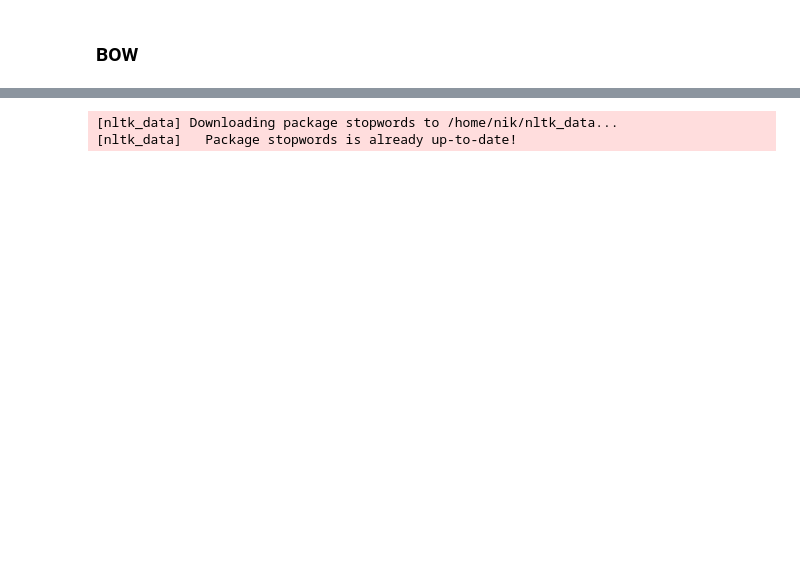
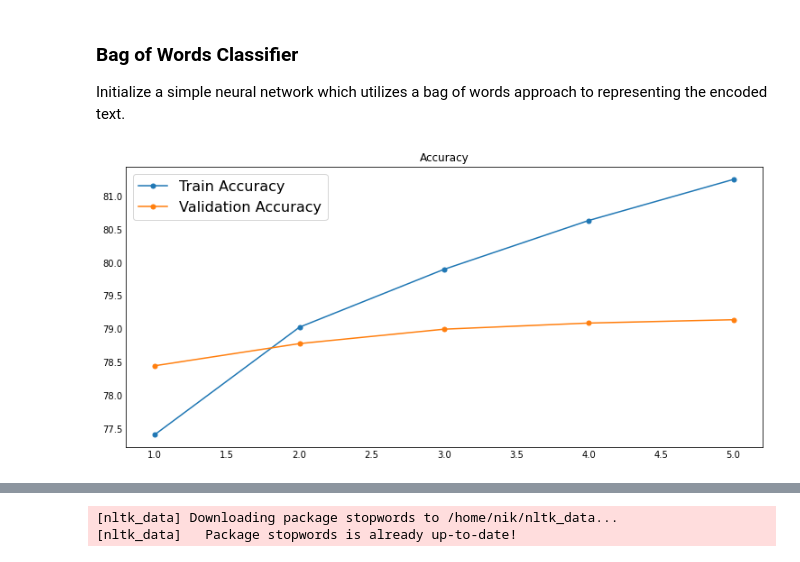
Before and after one commit to NikosKyriakakis/text-sentiment-analysis, a Jupyter notebook: src/main.ipynb, the cells around one changed output, grey strips where cells are left out. Drawn from its saved outputs; the diff is of its cells as text; code cells hidden in the pictures; blank space fills up the shorter version.

```diff
--- a/src/main.ipynb
+++ b/src/main.ipynb
@@ -18,7 +23,7 @@ args = Namespace (
     criterion="bce_logits",
     batch_size=128,
     learning_rate=0.001,
-    num_epochs=1,
+    num_epochs=5,
     device=use_cuda(),
     embed_dim=300,
     freeze_embedding=False,
@@ -26,5 +31,8 @@ args = Namespace (
     num_filters=[100, 100, 100],
     pretrained_embedding=None,
     hidden_size=2, # number of features in hidden state
-    num_layers=1 # number of stacked lstm layers
+    num_layers=1, # number of stacked lstm layers,
+    save_state_path="../checkpoints",
+    save_best_path="../best_models",
+    name=""
 )
@@ -31,3 +41,4 @@ args = Namespace (
 # %%
-# args.dataset = TextDataset.load_dataset_and_make_vectorizer("../data/tweets_products.csv")
-# args.in_features = args.dataset.vectorizer.max_padding
+args.dataset = TextDataset.load_dataset_and_make_vectorizer("../data/tweets_products.csv")
+args.in_features = args.dataset.vectorizer.max_padding
+args.name = "BOW-Classifier.pth"
@@ -34,6 +48,12 @@ args = Namespace (
-# %% [markdown]
-### BOW
+# %% [markdown]
+### Bag of Words Classifier
+
+Initialize a simple neural network which utilizes a bag of words approach to representing the encoded text.
 # %%
-# bow = BOWClassifier(args=args)
-# bow.setup()
-# bow.fit()
+bow = BOWClassifier(args=args)
+bow.setup()
+bow.fit()
+# %%
+bow.plot_logs("Accuracy", ["Train Accuracy", "Validation Accuracy"])
+# %% [output]
+[figure, added]
```
Also changed, not shown: parts of 32 cells of this notebook, 1 other file.
